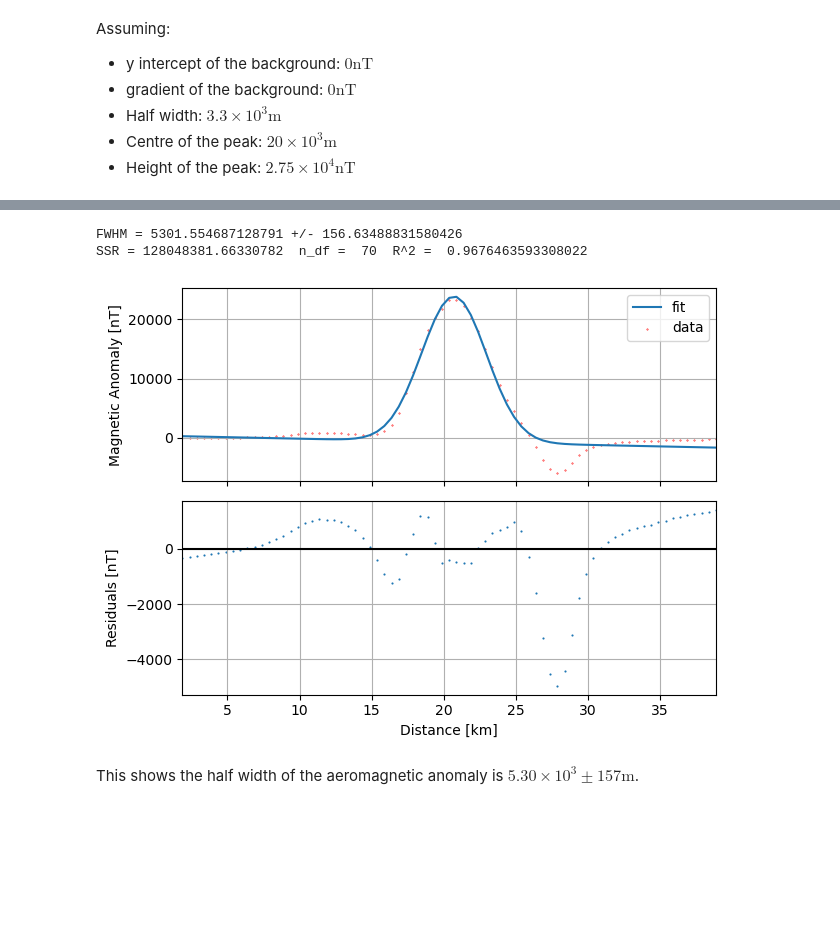
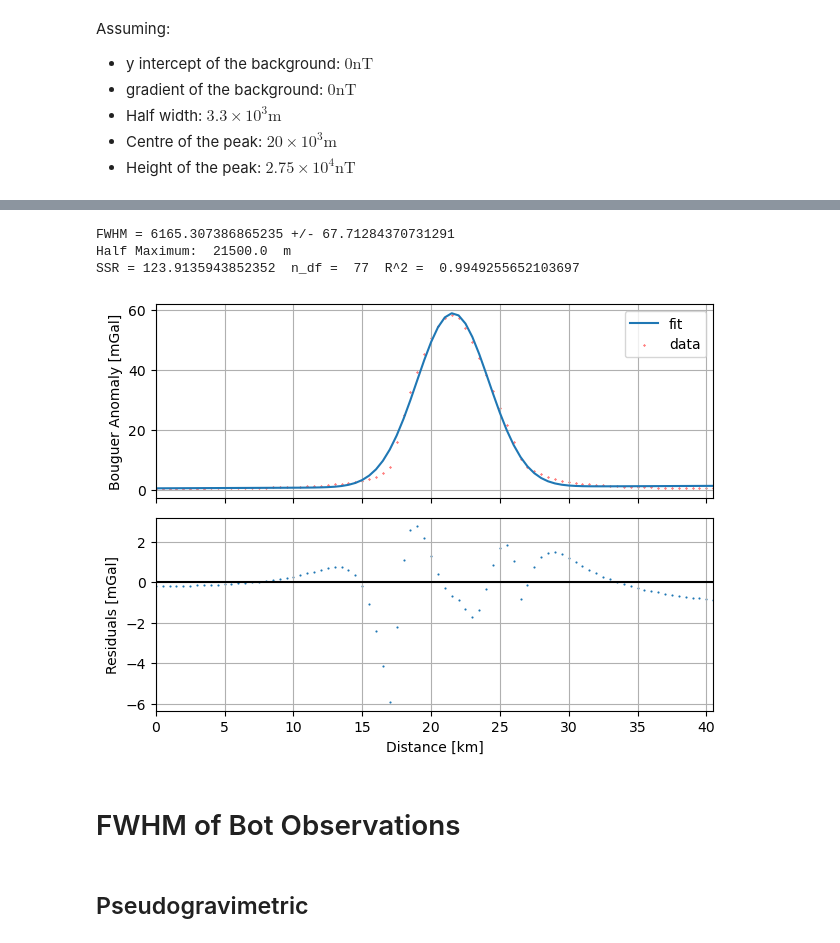
Before and after one commit to gabrahamastro/dissertation2025, a Jupyter notebook: Code/Calc_FWHM.ipynb, the cells around one changed output, grey strips where cells are left out. Cells and saved outputs as stored; diff of their text form; code cells hidden in the pictures; blank space fills up the shorter version.

```diff
--- a/Code/Calc_FWHM.ipynb
+++ b/Code/Calc_FWHM.ipynb
@@ -9,7 +11,10 @@ import matplotlib.pyplot as plt
+# %%
+FWHMs = pd.DataFrame(columns = ['Source','Data','Uncertainty'])
+HalfWidths = pd.DataFrame(columns = ['Source','Data'])
 # %%
 x,anomaly = np.loadtxt('Gravity/grav_profile_array.txt',unpack=True)
 # %%
-def find_FWHM(x,anomaly,c,m,FWHM,ctr,height,magnetic=True):
+def find_FWHM(x,anomaly,c,m,FWHM,ctr,height,FWHMdata_table,HalfWidthdata_table,magnetic=True,name=None):
     """
     x : list
         a list of input x values
@@ -23,9 +28,15 @@ def find_FWHM(x,anomaly,c,m,FWHM,ctr,height,magnetic=True):
         a guess for the centre of the peak (x coordinate)
     height : float
         a guess for the height of the peak above the background
+    data_table : pandas DataFrame
+        Data frame to append FWHM to
+    HalfWidthdata_table : pandas DataFrame
+        Data frame to append halfwidths to
     magnetic : boolean
         if true, is a magnetic anomaly
         if false, is a gravitational anomaly
+    name : float
+        name of model
     """
     n = len(x) # number of data points
 
@@ -37,6 +48,20 @@ def find_FWHM(x,anomaly,c,m,FWHM,ctr,height,magnetic=True):
 
     # Fitted parameters
     print("FWHM =",popt[2],"+/-",np.sqrt(pcov[2][2]))
+
+    interp = interp1d(anomaly, x, bounds_error=False, fill_value="extrapolate")
+
+    max_loc = x[np.argmax(anomaly)]
+    half_max_anom = np.max(anomaly) - (np.max(anomaly) - np.min(anomaly))
+    half_max_loc = x[(np.abs(anomaly - half_max_anom)).argmin()]
+    half_max = np.abs(max_loc - half_max_loc)
+
+    print('Half Maximum: ',half_max,' m')
+
+
+    FWHMdata_table.loc[len(FWHMdata_table)] = [name,popt[2],np.sqrt(pcov[2][2])]
+
+    HalfWidthdata_table.loc[len(HalfWidthdata_table)] = [name,half_max]
 
     yfit = f(x,*popt) # fitted y values
     resid = anomaly - yfit # residuals
@@ -294,0 +379,2 @@ Assuming:
+# %%
+x,anomaly = np.loadtxt('Modelling/Gravity/MagModel3_rho.txt',unpack=True,usecols=[0,1])
@@ -295,9 +397,12 @@ Assuming:
 # %%
-fig = find_FWHM(x,anomaly,0,0,3.3e3,20e3,3e4)
+fig = find_FWHM(x,anomaly,0,0,3.3e3,22e3,55,FWHMs,HalfWidths,False,'Mag3_2.5')
 fig.show()
 # %% [output]
-FWHM = 5301.554687128791 +/- 156.63488831580426
-SSR = 128048381.66330782  n_df =  70  R^2 =  0.9676463593308022
+FWHM = 6165.307386865235 +/- 67.71284370731291
+Half Maximum:  21500.0  m
+SSR = 123.9135943852352  n_df =  77  R^2 =  0.9949255652103697
-[figure, old version]
+[figure, new version]
-# %% [markdown]
-This shows the half width of the aeromagnetic anomaly is $5.30 \times 10^3 \pm 157 \mathrm{m}$.
+# %% [markdown]
+# FWHM of Bot Observations
+# %% [markdown]
+## Pseudogravimetric
```
Also changed, not shown: parts of 51 cells of this notebook.
